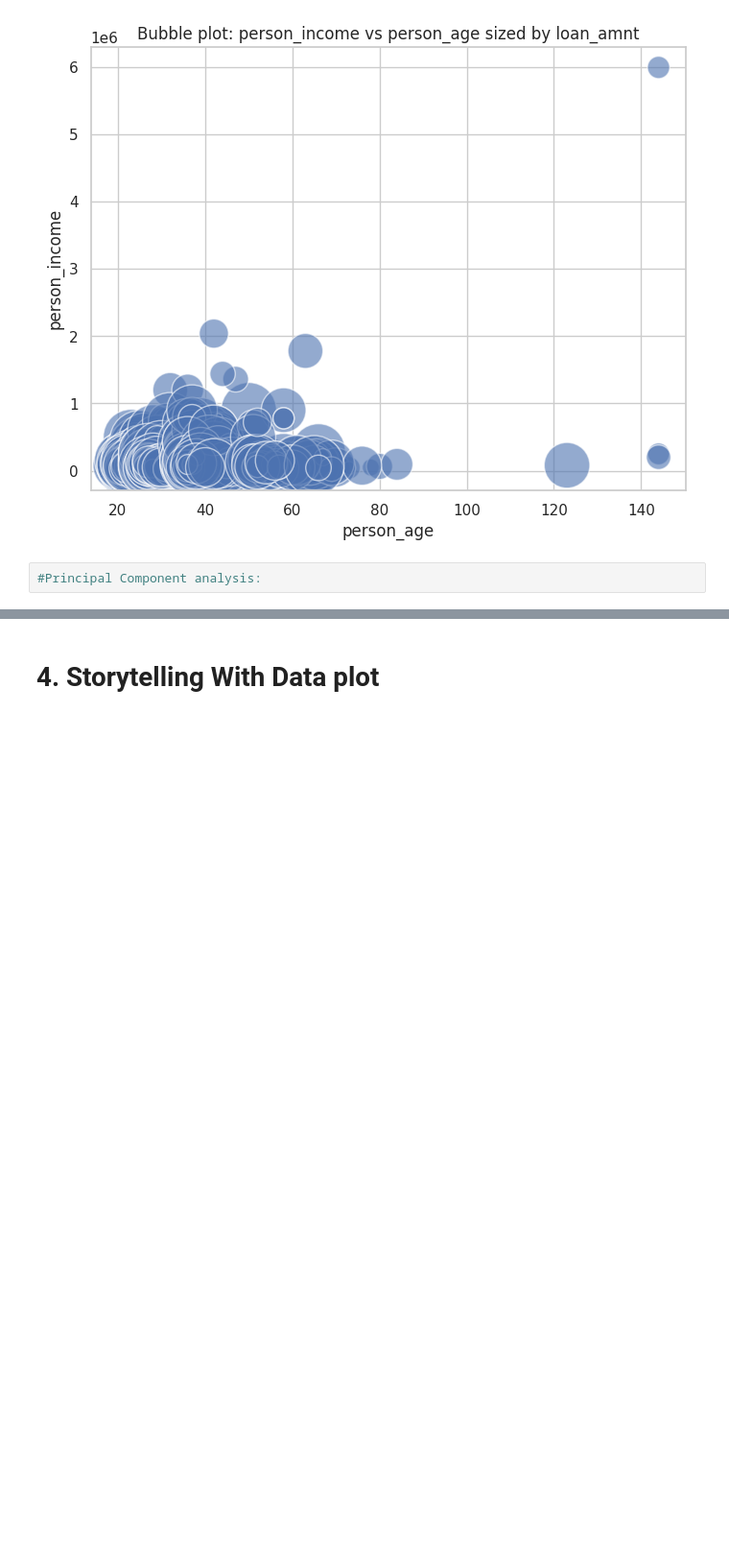
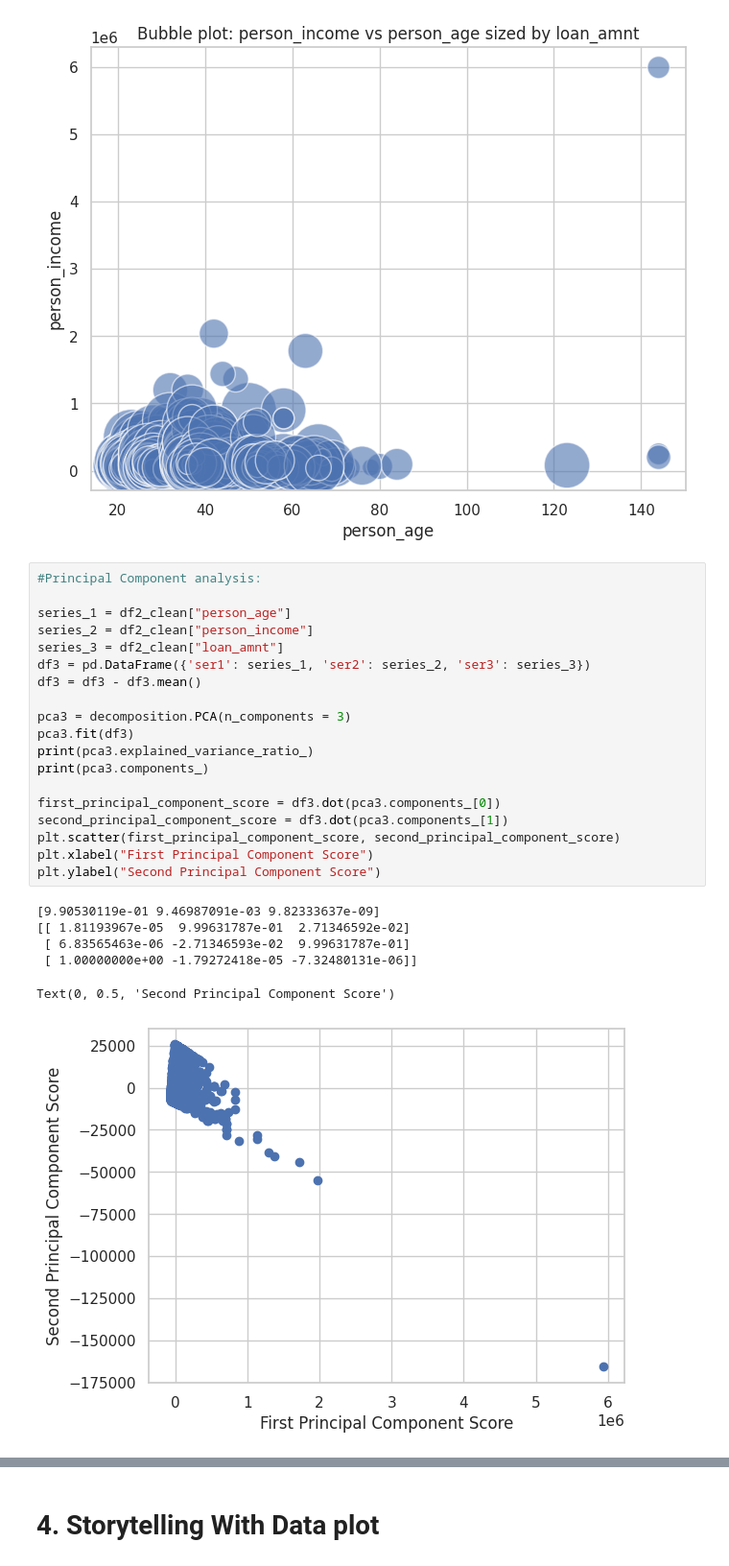
Before and after one commit to JonG-2025/Module-B-semester-2, a Jupyter notebook: Week9.ipynb, the cells around one changed output, grey strips where cells are left out. Shown at 96% size. Drawn from its saved outputs; the diff is of its cells as text; blank space fills up the shorter version.

```diff
--- a/Week9.ipynb
+++ b/Week9.ipynb
@@ -148,3 +148,27 @@ plt.show()
 [figure]
 # %%
 #Principal Component analysis:
+
+series_1 = df2_clean["person_age"]
+series_2 = df2_clean["person_income"]
+series_3 = df2_clean["loan_amnt"]
+df3 = pd.DataFrame({'ser1': series_1, 'ser2': series_2, 'ser3': series_3})
+df3 = df3 - df3.mean()
+
+pca3 = decomposition.PCA(n_components = 3)
+pca3.fit(df3)
+print(pca3.explained_variance_ratio_)
+print(pca3.components_)
+
+first_principal_component_score = df3.dot(pca3.components_[0])
+second_principal_component_score = df3.dot(pca3.components_[1])
+plt.scatter(first_principal_component_score, second_principal_component_score)
+plt.xlabel("First Principal Component Score")
+plt.ylabel("Second Principal Component Score")
+# %% [output]
+[9.90530119e-01 9.46987091e-03 9.82333637e-09]
+[[ 1.81193967e-05  9.99631787e-01  2.71346592e-02]
+ [ 6.83565463e-06 -2.71346593e-02  9.99631787e-01]
+ [ 1.00000000e+00 -1.79272418e-05 -7.32480131e-06]]
+Text(0, 0.5, 'Second Principal Component Score')
+[figure, added]
```
Also changed, not shown: parts of 1 cell of this notebook.
